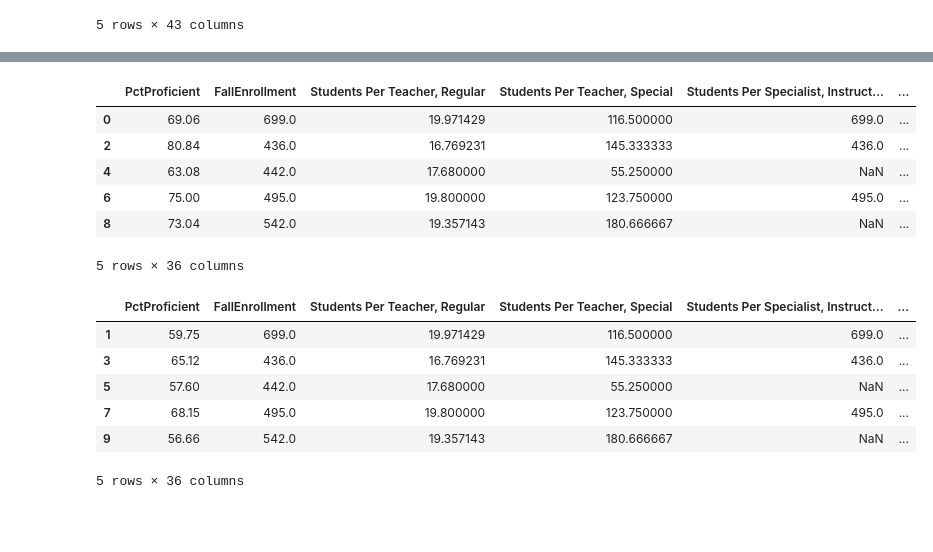
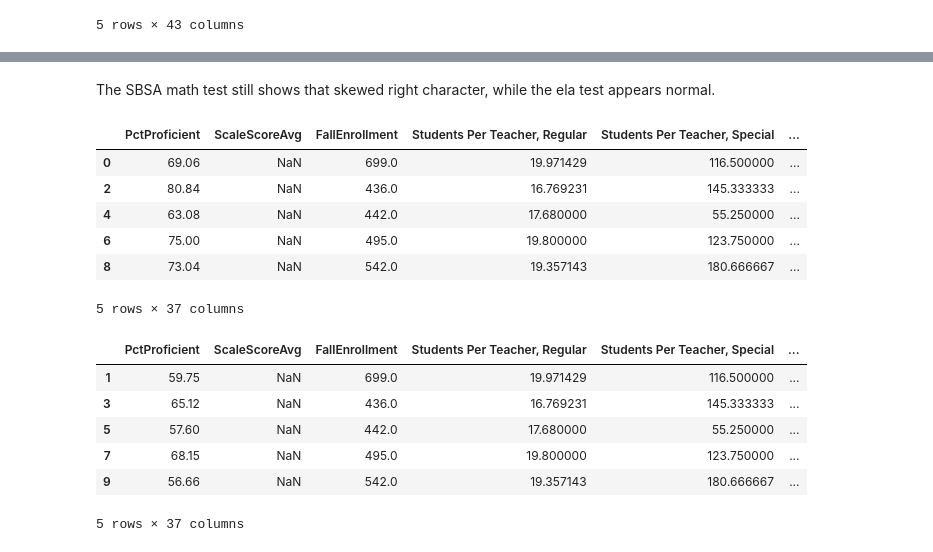
Before and after one commit to andmcllin/Delaware-Education, a Jupyter notebook: 2DelawareEDA.ipynb, the cells around one changed output, grey strips where cells are left out. Cells and saved outputs as stored; diff of their text form; code cells hidden in the pictures; blank space fills up the shorter version.

```diff
--- a/2DelawareEDA.ipynb
+++ b/2DelawareEDA.ipynb
@@ -191,22 +211,24 @@ plt.show()
+# %% [markdown]
+The SBSA math test still shows that skewed right character, while the ela test appears normal.
 # %%
-SBSA_ela = SBSA_ela.drop(columns=['School Year', 'School Code', 'Organization', 'Assessment Name', 'ContentArea', 'Grade', 'ScaleScoreAvg'])
+SBSA_ela = SBSA_ela.drop(columns=['School Year', 'School Code', 'Organization', 'Assessment Name', 'ContentArea', 'Grade'])
 SBSA_ela.head()
 # %% [output]
-|  | PctProficient | FallEnrollment | Students Per Teacher, Regular | Students Per Teacher, Special | Students Per Specialist, Instruct... | ... |
-| 0 | 69.06 | 699.0 | 19.971429 | 116.500000 | 699.0 | ... |
-| 2 | 80.84 | 436.0 | 16.769231 | 145.333333 | 436.0 | ... |
-| 4 | 63.08 | 442.0 | 17.680000 | 55.250000 | NaN | ... |
-| 6 | 75.00 | 495.0 | 19.800000 | 123.750000 | 495.0 | ... |
-| 8 | 73.04 | 542.0 | 19.357143 | 180.666667 | NaN | ... |
+|  | PctProficient | ScaleScoreAvg | FallEnrollment | Students Per Teacher, Regular | Students Per Teacher, Special | ... |
+| 0 | 69.06 | NaN | 699.0 | 19.971429 | 116.500000 | ... |
+| 2 | 80.84 | NaN | 436.0 | 16.769231 | 145.333333 | ... |
+| 4 | 63.08 | NaN | 442.0 | 17.680000 | 55.250000 | ... |
+| 6 | 75.00 | NaN | 495.0 | 19.800000 | 123.750000 | ... |
+| 8 | 73.04 | NaN | 542.0 | 19.357143 | 180.666667 | ... |
-5 rows × 36 columns
+5 rows × 37 columns
 # %%
-SBSA_math = SBSA_math.drop(columns=['School Year', 'School Code', 'Organization', 'Assessment Name', 'ContentArea', 'Grade', 'ScaleScoreAvg'])
+SBSA_math = SBSA_math.drop(columns=['School Year', 'School Code', 'Organization', 'Assessment Name', 'ContentArea', 'Grade'])
 SBSA_math.head()
 # %% [output]
-|  | PctProficient | FallEnrollment | Students Per Teacher, Regular | Students Per Teacher, Special | Students Per Specialist, Instruct... | ... |
-| 1 | 59.75 | 699.0 | 19.971429 | 116.500000 | 699.0 | ... |
-| 3 | 65.12 | 436.0 | 16.769231 | 145.333333 | 436.0 | ... |
-| 5 | 57.60 | 442.0 | 17.680000 | 55.250000 | NaN | ... |
-| 7 | 68.15 | 495.0 | 19.800000 | 123.750000 | 495.0 | ... |
-| 9 | 56.66 | 542.0 | 19.357143 | 180.666667 | NaN | ... |
+|  | PctProficient | ScaleScoreAvg | FallEnrollment | Students Per Teacher, Regular | Students Per Teacher, Special | ... |
+| 1 | 59.75 | NaN | 699.0 | 19.971429 | 116.500000 | ... |
+| 3 | 65.12 | NaN | 436.0 | 16.769231 | 145.333333 | ... |
+| 5 | 57.60 | NaN | 442.0 | 17.680000 | 55.250000 | ... |
+| 7 | 68.15 | NaN | 495.0 | 19.800000 | 123.750000 | ... |
+| 9 | 56.66 | NaN | 542.0 | 19.357143 | 180.666667 | ... |
-5 rows × 36 columns
+5 rows × 37 columns
```
Also changed, not shown: parts of 29 cells of this notebook, 2 other files.
